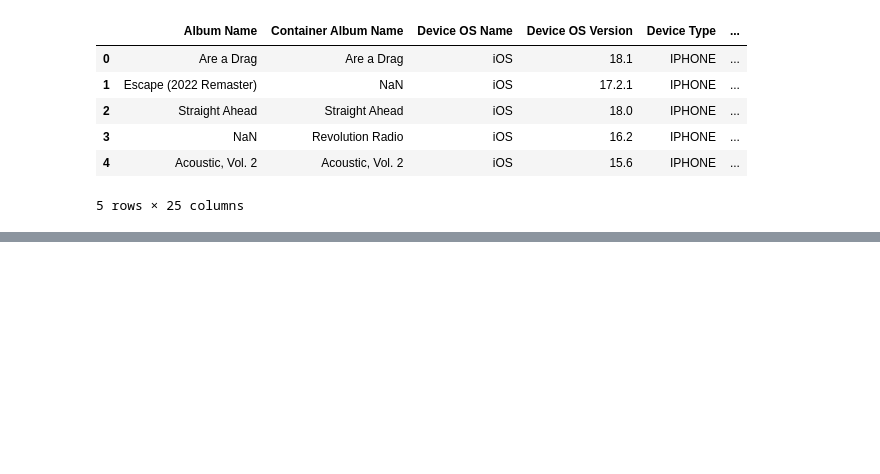
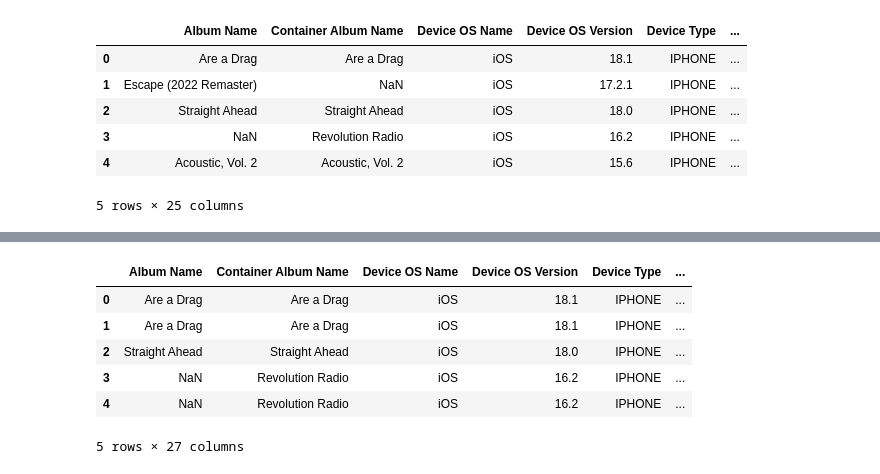
Before and after one commit to ftaylor101/spotify, a Jupyter notebook: apple_vis.ipynb, the cells around one changed output, grey strips where cells are left out. Saved outputs shown, nothing was run; the diff lists cells and outputs as text; code cells hidden in the pictures; blank space fills up the shorter version.

```diff
--- a/apple_vis.ipynb
+++ b/apple_vis.ipynb
@@ -54,3 +54,5 @@ df.head()
 | 3 | NaN | Revolution Radio | iOS | 16.2 | IPHONE | ... |
 | 4 | Acoustic, Vol. 2 | Acoustic, Vol. 2 | iOS | 15.6 | IPHONE | ... |
 5 rows × 25 columns
+# %%
+identifier = pd.read_json('./data/apple/Identifier Information.json')
@@ -56,0 +68,14 @@ df.head()
+# %%
+# Merge the DataFrames on 'Song Name' and 'Identifier' columns
+merged_df = pd.merge(df, identifier, left_on='Song Name', right_on='Title')
+
+# Display the merged DataFrame
+merged_df.head()
+# %% [output]
+|  | Album Name | Container Album Name | Device OS Name | Device OS Version | Device Type | ... |
+| 0 | Are a Drag | Are a Drag | iOS | 18.1 | IPHONE | ... |
+| 1 | Are a Drag | Are a Drag | iOS | 18.1 | IPHONE | ... |
+| 2 | Straight Ahead | Straight Ahead | iOS | 18.0 | IPHONE | ... |
+| 3 | NaN | Revolution Radio | iOS | 16.2 | IPHONE | ... |
+| 4 | NaN | Revolution Radio | iOS | 16.2 | IPHONE | ... |
+5 rows × 27 columns
```
Also changed, not shown: parts of 9 cells of this notebook, 1 other file.
